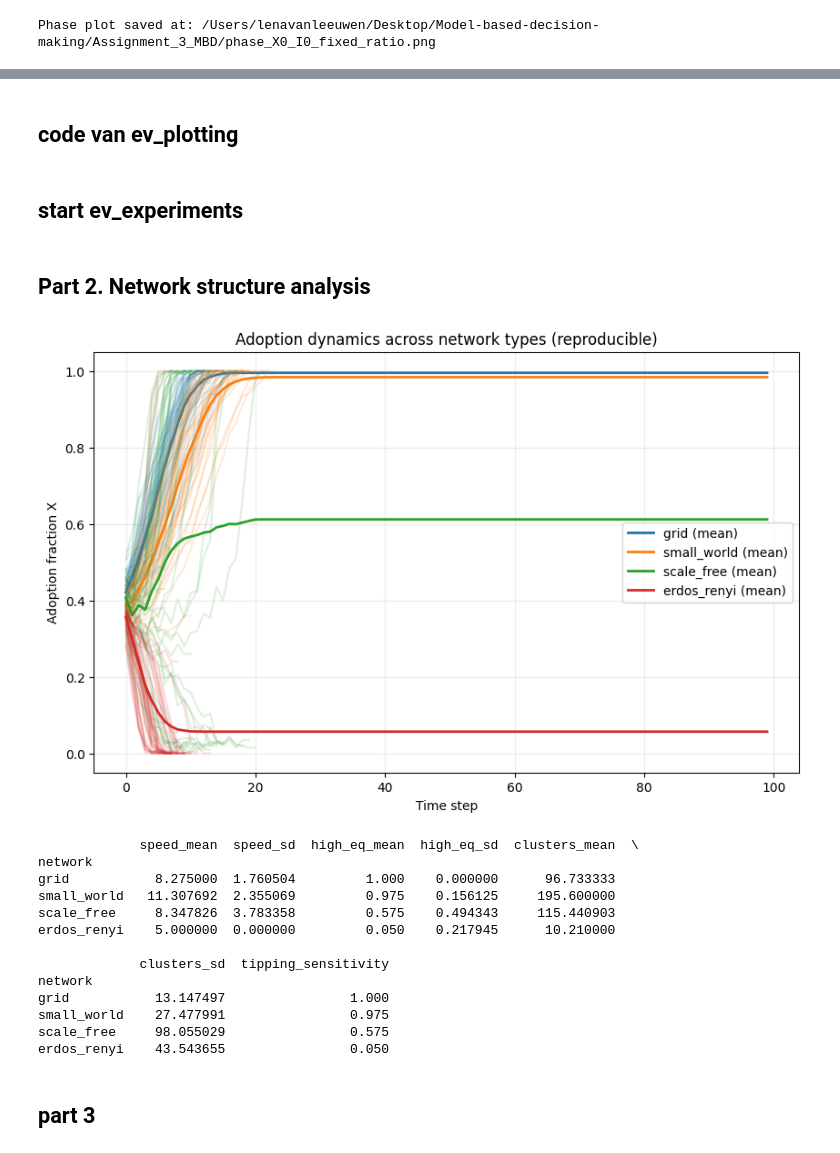
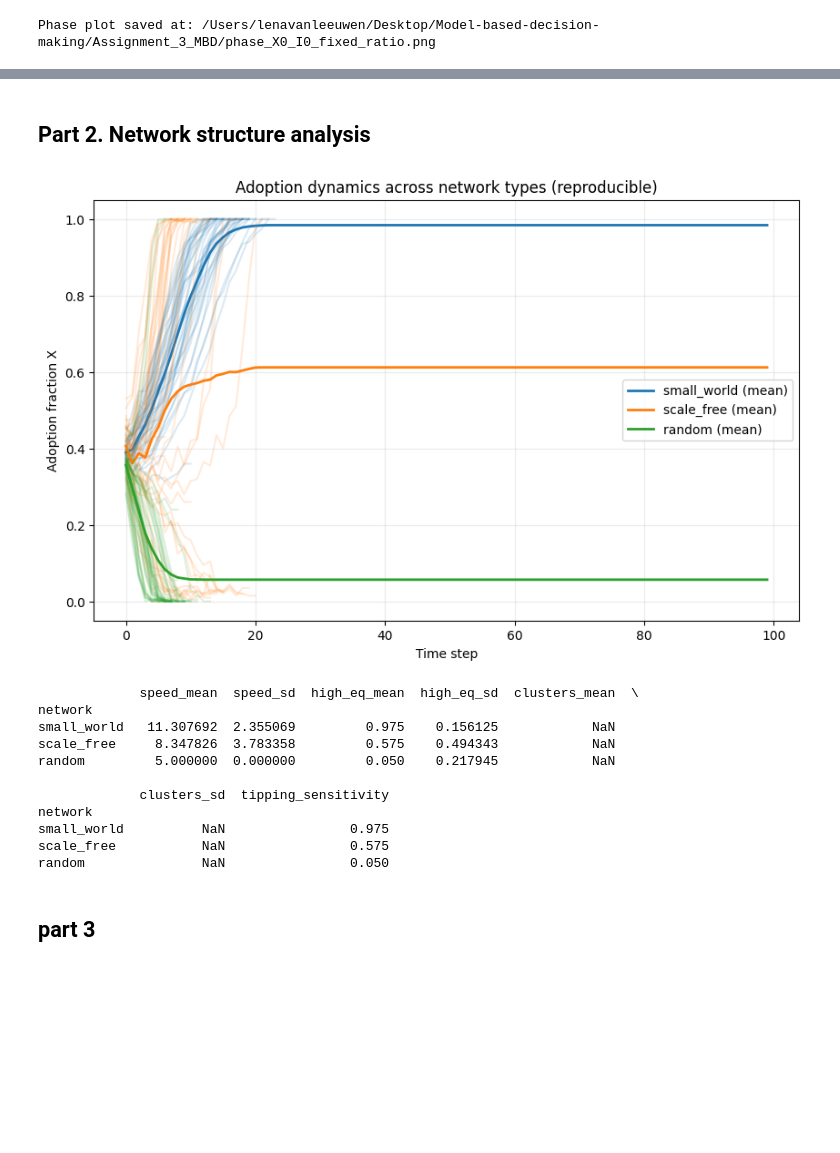
Before and after one commit to LenavanLeeuwen04/Assignment_3_MBD, a Jupyter notebook: testLena.ipynb, the cells around one changed output, grey strips where cells are left out. Cells and saved outputs as stored; diff of their text form; code cells hidden in the pictures; blank space fills up the shorter version.

```diff
--- a/testLena.ipynb
+++ b/testLena.ipynb
@@ -182,12 +182,19 @@ class EVStagHuntModel(Model):
     ):
         super().__init__(seed=seed)
 
-        # Build graph
+        # 2. Ensure Python & NumPy use the same seed
+        if seed is not None:
+            random.seed(seed)
+            np.random.seed(seed)
+
+        # 3. Network generation must use the same seed
         if graph is not None:
             self.G = graph
         else:
             if network_type == "BA":
                 self.G = nx.barabasi_albert_graph(n_nodes, m, seed=seed)
+            elif network_type == "WS":
+                self.G = nx.watts_strogatz_graph(n_nodes, k, p=p, seed=seed)
             else:
                 self.G = nx.erdos_renyi_graph(n_nodes, p, seed=seed)
 
@@ -1264,20 +1194,0 @@ plt.show()
-# %%
-# Gebruik net als plot_ratio_sweep
-sweep_df = betaI_sweep_df(
-    X0_frac=0.40,
-    betaI_values=np.linspace(0.0, 5.0, 31),
-    scenario_kwargs=None,
-    T=200,
-    batch_size=16,
-    strategy_choice_func="logit",
-    tau=1.0,
-)
-
-fig, ax = plt.subplots(figsize=(7,4))
-ax.plot(sweep_df["beta_I"], sweep_df["X_mean"], color="C0", lw=2)
-ax.set_xlabel("β_I (infrastructure feedback)")
-ax.set_ylabel("Final adoption X*")
-ax.set_title(f"X* vs β_I for X0=0.4")
-ax.set_ylim(0.0,1.0)
-ax.grid(True, alpha=0.25)
-plt.show()
@@ -1430,7 +1261,7 @@ def run_betaI_sweep_plot_avg_fixedI0(model_class,
 # %%
 def run_multi_X0_betaI_sweep(
     model_class,
-    X0_values = [0.05, 0.15, 0.25, 0.25, 0.45, 0.55],
+    X0_values = [0.10, 0.20, 0.30, 0.40, 0.50, 0.60],
     beta_values = np.linspace(0.5, 5.0, 21),
     ratio = 2.3,
     I0 = 0.05,
@@ -1441,7 +1272,8 @@ def run_multi_X0_betaI_sweep(
     network_type = "random",
     strategy_choice_func = "logit",
     tau = 1.0,
-    out_path = None
+    out_path = None,
+    seed = 42
 ):
     """
     Generates a sensitivity plot:
@@ -1468,6 +1300,7 @@ def run_multi_X0_betaI_sweep(
                 collect=False,
                 strategy_choice_func=strategy_choice_func,
                 tau=tau,
+                seed=seed
             )
 
             for t in range(T):
@@ -1510,2 +1342,0 @@ print()
-# %% [markdown]
-## code van ev_plotting
@@ -1689,2 +1342,0 @@ def plot_phase_plot(phase_df: pd.DataFrame, out_path: Optional[str] = None) -> s
-# %% [markdown]
-## start ev_experiments
@@ -2611,7 +1456,7 @@ def run_network_analysis_with_curves_repro(model_cls, base_model_kwargs, trials=
     curves = {}
     base_seed = 42
 
-    network_types = ["grid", "small_world", "scale_free", "erdos_renyi"]
+    network_types = ["small_world", "scale_free", "random"]
 
     for idx, net_type in enumerate(network_types):
         speed_vals = []
@@ -2624,13 +1469,11 @@ def run_network_analysis_with_curves_repro(model_cls, base_model_kwargs, trials=
             trial_seed = base_seed + trial_id
 
             # Genereer netwerk per trial
-            if net_type == "grid":
-                G = nx.convert_node_labels_to_integers(nx.grid_2d_graph(*grid_sizes))
-            elif net_type == "small_world":
+            if net_type == "small_world":
                 G = nx.watts_strogatz_graph(n, k_sw, p_sw, seed=trial_seed)
             elif net_type == "scale_free":
                 G = nx.barabasi_albert_graph(n, m_sf, seed=trial_seed)
-            elif net_type == "erdos_renyi":
+            elif net_type == "random":
                 G = nx.erdos_renyi_graph(n, p_er, seed=trial_seed)
             else:
                 raise ValueError(f"Onbekend netwerk type: {net_type}")
@@ -2690,47 +1533,45 @@ def run_network_analysis_with_curves_repro(model_cls, base_model_kwargs, trials=
     plt.xlabel("Time step")
     plt.ylabel("Adoption fraction X")
     plt.title("Adoption dynamics across network types (reproducible)")
     plt.legend()
     plt.grid(alpha=0.25)
     plt.show()
 
     return df_metrics, curves
 
 ratio = 2.15
 a0_val = ratio * 1.0 - 2.0 * 0.05  # b=1.0, beta_I=2.0, I0=0.05
 
 params = {
     "X0_frac": 0.40,
     "I0": 0.05,
     "beta_I": 2.0,
     "b": 1.0,
     "g_I": 0.10,
     "a0": a0_val,
     "T": 100,
     "patience": 10,
     "collect": False,
     "strategy_choice_func": "logit",
     "tau": 1.0,
 }
 
 # Gebruik
 metrics_df, curves_dict = run_network_analysis_with_curves_repro(EVStagHuntModel, params, trials=40, T=100)
 print(metrics_df)
 # %% [output]
-[figure, old version]
+[figure, new version]
              speed_mean  speed_sd  high_eq_mean  high_eq_sd  clusters_mean  \
 network
-grid           8.275000  1.760504         1.000    0.000000      96.733333
-small_world   11.307692  2.355069         0.975    0.156125     195.600000
-scale_free     8.347826  3.783358         0.575    0.494343     115.440903
-erdos_renyi    5.000000  0.000000         0.050    0.217945      10.210000
+small_world   11.307692  2.355069         0.975    0.156125            NaN
+scale_free     8.347826  3.783358         0.575    0.494343            NaN
+random         5.000000  0.000000         0.050    0.217945            NaN
 
              clusters_sd  tipping_sensitivity
 network
-grid           13.147497                1.000
-small_world    27.477991                0.975
-scale_free     98.055029                0.575
-erdos_renyi    43.543655                0.050
+small_world          NaN                0.975
+scale_free           NaN                0.575
+random               NaN                0.050
 # %% [markdown]
 ## part 3
 # %%
```
Also changed, not shown: parts of 33 cells of this notebook.
